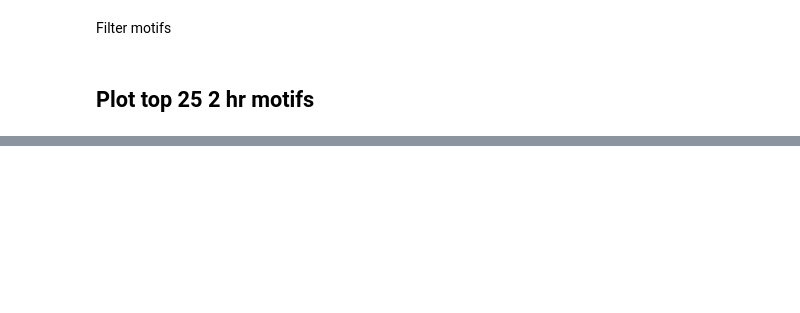
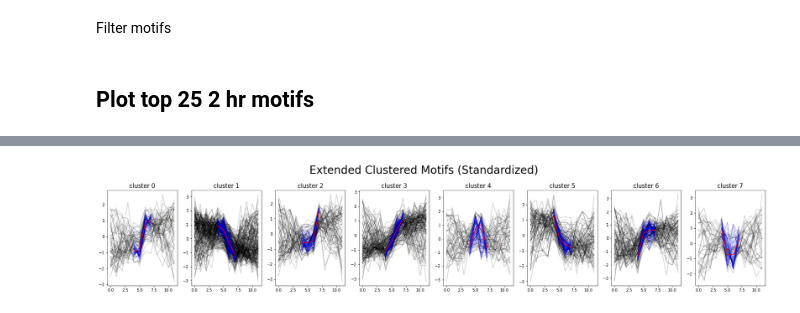
Before and after one commit to itberrios/algotrading, a Jupyter notebook: descriptive_analytics/motifs/motifs_aapl_15min.ipynb, the cells around one changed output, grey strips where cells are left out. Drawn from its saved outputs; the diff is of its cells as text; code cells hidden in the pictures; blank space fills up the shorter version.

```diff
--- a/descriptive_analytics/motifs/motifs_aapl_15min.ipynb
+++ b/descriptive_analytics/motifs/motifs_aapl_15min.ipynb
@@ -383,0 +494,20 @@ We can see that their are 84 falling clusters and 91 rising clusters, indicating
+# %%
+# display clusters
+fig = plt.figure(figsize=(30, 5))
+fig.suptitle('Extended Clustered Motifs (Standardized) \n', size=28)
+
+for i in range(n_clusters):
+    plt.subplot(1, n_clusters, 1 + i)
+    for motif, ext_motif in zip(motifs_tform[motif_locs == i], ext_motifs_tform[motif_locs == i]):
+        plt.plot(ext_motif.ravel(), 'k-', alpha=.2)
+        plt.plot(np.arange(ext_window, window_1hr + ext_window),
+                 motif.ravel(), 'b-', alpha=.2)
+        plt.title(f'cluster {i}', size=15)
+
+    plt.plot(np.arange(ext_window, window_1hr + ext_window),
+             motif_1hr_kmeans.cluster_centers_[i].ravel(), 'r-')
+
+# lower plots to make space
+plt.subplots_adjust(top=0.8)
+# %% [output]
+[figure, added]
```
Also changed, not shown: parts of 37 cells of this notebook.
